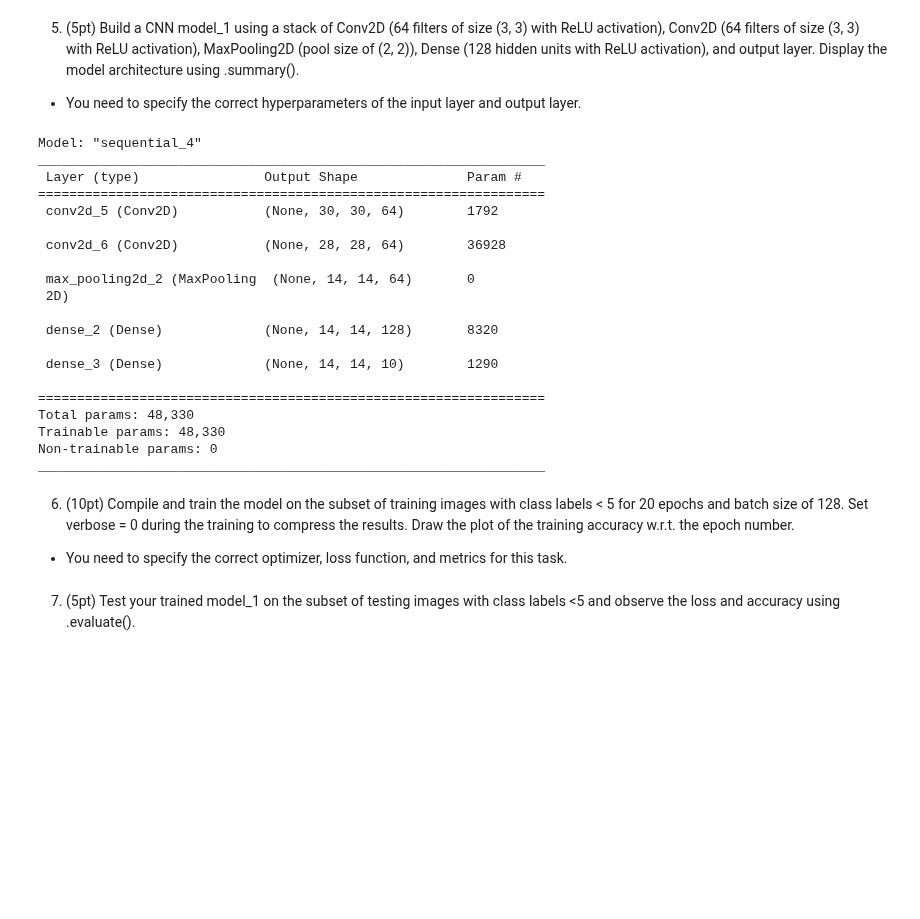
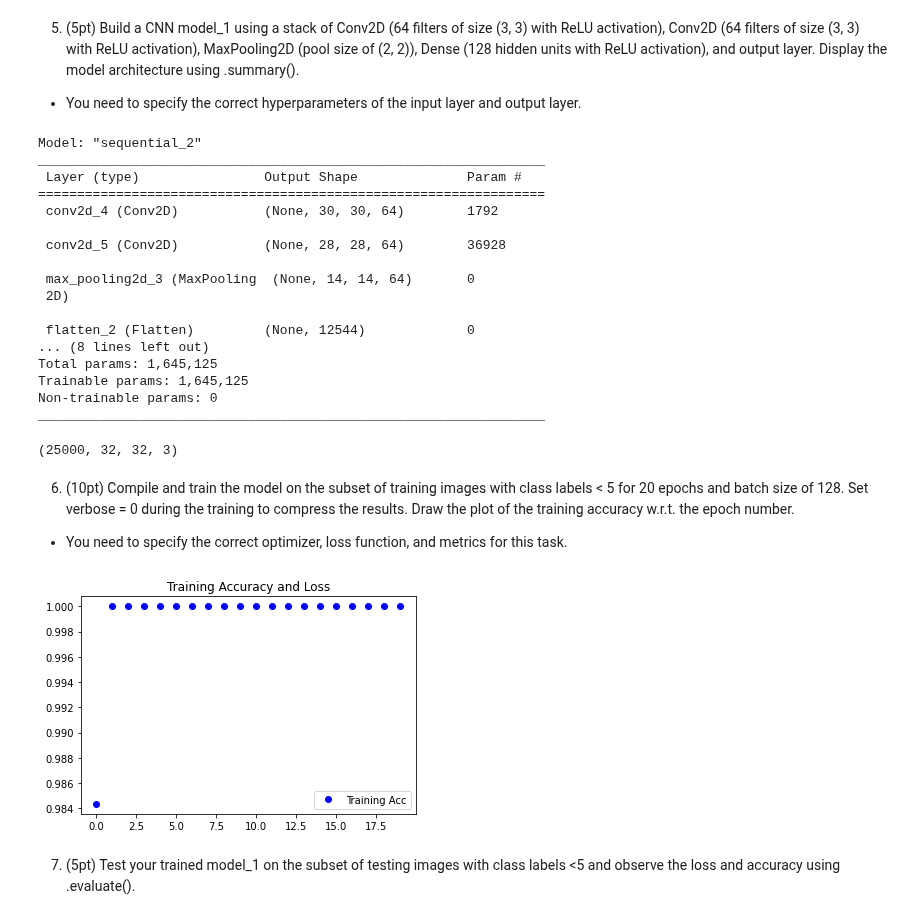
Before and after one commit to austinvanderlyn/School-Files, a Jupyter notebook: HW4ajl745.ipynb, the cells around one changed output. Cells and saved outputs as stored; diff of their text form; code cells hidden in the pictures; blank space fills up the shorter version.

```diff
--- a/HW4ajl745.ipynb
+++ b/HW4ajl745.ipynb
@@ -241,31 +240,35 @@ model_1 = Sequential()
 model_1.add(Conv2D(64, (3, 3), activation = "relu", input_shape = (32, 32, 3)))
 model_1.add(Conv2D(64, (3, 3), activation = "relu"))
 model_1.add(MaxPooling2D(2, 2))
+model_1.add(Flatten())
 model_1.add(Dense(128, activation = "relu"))
-model_1.add(Dense(10, activation = "softmax"))
+model_1.add(Flatten())
+model_1.add(Dense(5, activation = "softmax"))
+
 
 model_1.summary()
 # %% [output]
-Model: "sequential_4"
+Model: "sequential_2"
 _________________________________________________________________
  Layer (type)                Output Shape              Param #
 =================================================================
- conv2d_5 (Conv2D)           (None, 30, 30, 64)        1792
+ conv2d_4 (Conv2D)           (None, 30, 30, 64)        1792
 
- conv2d_6 (Conv2D)           (None, 28, 28, 64)        36928
+ conv2d_5 (Conv2D)           (None, 28, 28, 64)        36928
 
- max_pooling2d_2 (MaxPooling  (None, 14, 14, 64)       0
+ max_pooling2d_3 (MaxPooling  (None, 14, 14, 64)       0
  2D)
 
- dense_2 (Dense)             (None, 14, 14, 128)       8320
-
- dense_3 (Dense)             (None, 14, 14, 10)        1290
-
-=================================================================
-Total params: 48,330
-Trainable params: 48,330
+ flatten_2 (Flatten)         (None, 12544)             0
+... (8 lines left out)
+Total params: 1,645,125
+Trainable params: 1,645,125
 Non-trainable params: 0
 _________________________________________________________________
+# %%
+xtrainsmall.shape
+# %% [output]
+(25000, 32, 32, 3)
 # %% [markdown]
 6. (10pt) Compile and train the model on the subset of training images with class labels < 5 for 20 epochs and batch size of 128. Set verbose = 0 during the training to compress the results. Draw the plot of the training accuracy w.r.t. the epoch number.
 
@@ -275,2 +276,24 @@ _________________________________________________________________
+# %%
+model_1.compile(optimizer="rmsprop",
+              loss='categorical_crossentropy',
+              metrics=['accuracy'])
+history_1 = model_1.fit(xtrainsmall, ytrainsmall,
+                    epochs = 20,
+                    batch_size = 128,
+                    verbose = 0)
+# %%
+import matplotlib.pyplot as plt
+
+acc = history_1.history["accuracy"]
+loss = history_1.history["loss"]
+
+epochs = range(len(acc))
+
+plt.plot(epochs, acc, "bo", label = "Training Acc")
+plt.title("Training Accuracy and Loss")
+plt.legend()
+plt.show()
+# %% [output]
+[figure, added]
 # %% [markdown]
 7.	(5pt) Test your trained model_1 on the subset of testing images with class labels <5  and observe the loss and accuracy using .evaluate().
```
Also changed, not shown: parts of 10 cells of this notebook.
